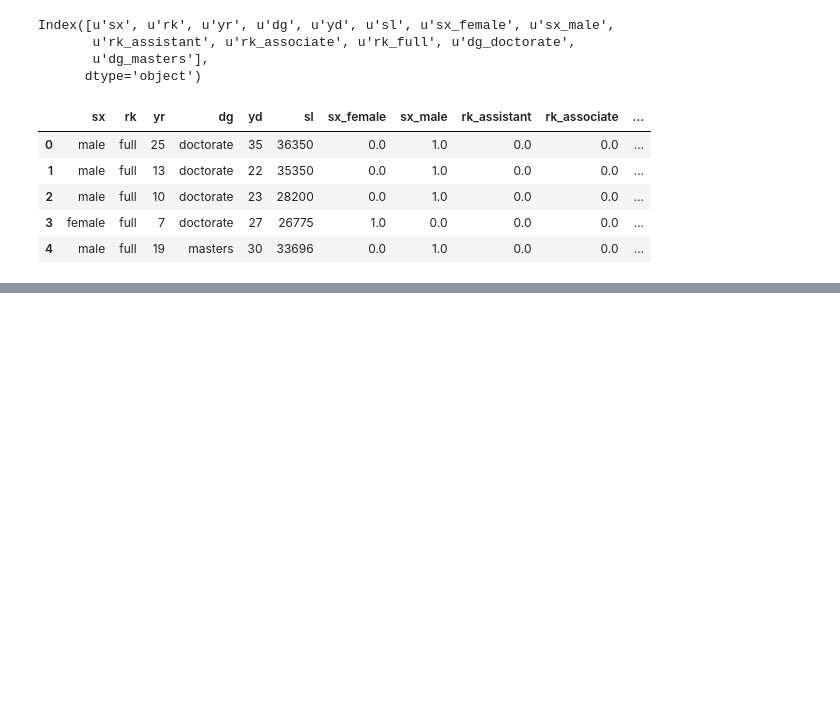
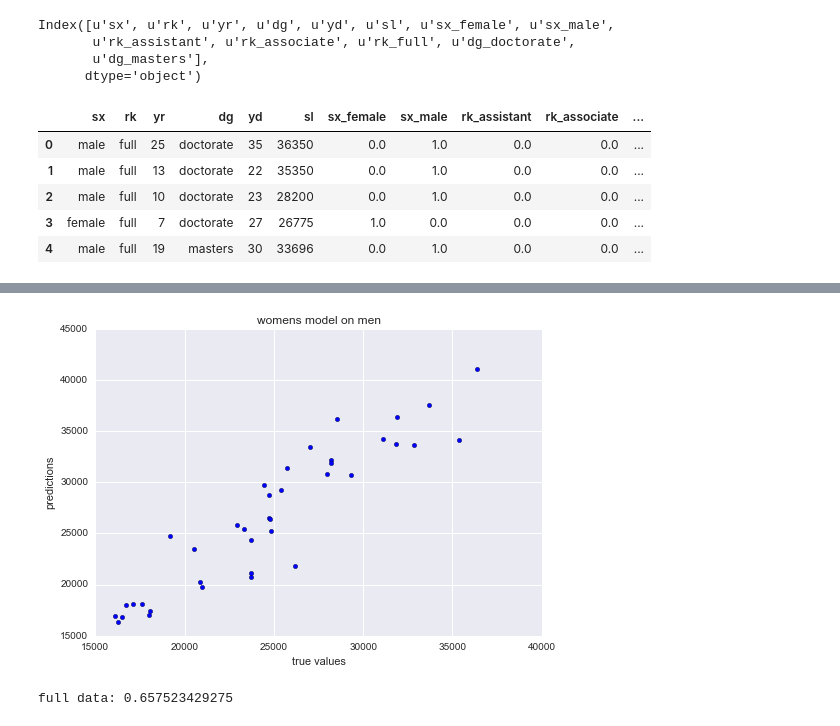
Before and after one commit to jillianhade/data-science-notes, a Jupyter notebook: regularization_lab.ipynb, the cells around one changed output, grey strips where cells are left out. Drawn from its saved outputs; the diff is of its cells as text; code cells hidden in the pictures; blank space fills up the shorter version.

```diff
--- a/regularization_lab.ipynb
+++ b/regularization_lab.ipynb
@@ -127,0 +263,17 @@ Index([u'sx', u'rk', u'yr', u'dg', u'yd', u'sl', u'sx_female', u'sx_male',
+# %%
+mask = data["sx"] == "male"
+X = data[mask][[u'yr', u'yd',
+       u'rk_assistant', u'rk_associate', u'rk_full', u'dg_doctorate',
+       u'dg_masters']]
+y = data[mask][u'sl']
+predictions = model.predict(X)
+
+plt.scatter(y, predictions)
+plt.title('womens model on men')
+plt.xlabel('true values')
+plt.ylabel('predictions')
+plt.show()
+print "full data:", model.score(X, y)
+# %% [output]
+[figure, added]
+full data: 0.657523429275
```
Also changed, not shown: parts of 15 cells of this notebook.
